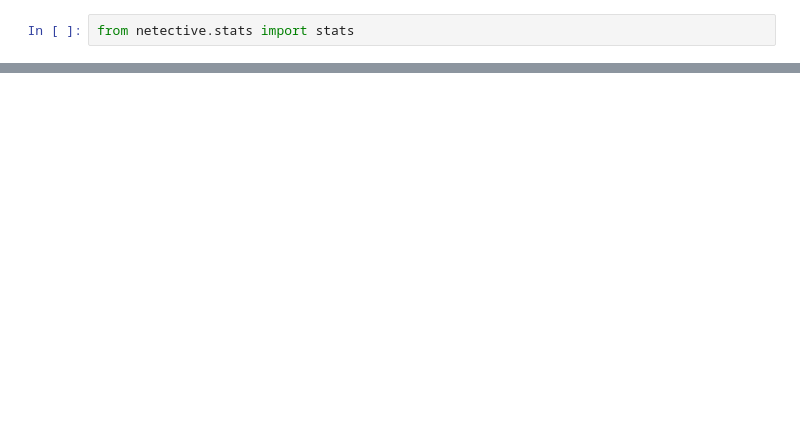
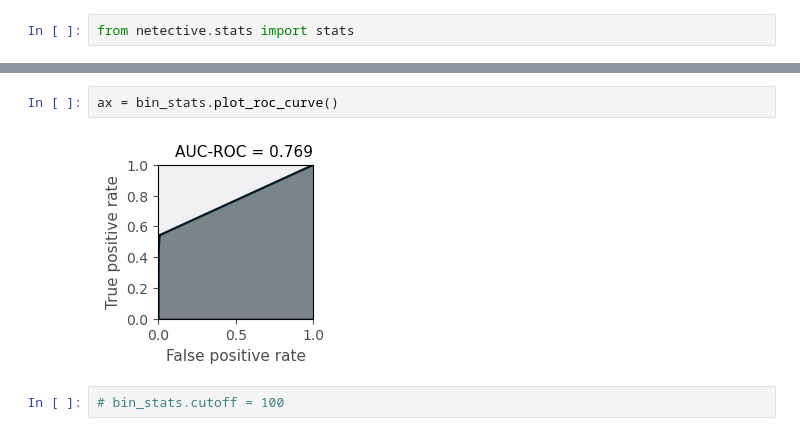
Before and after one commit to freyrelab/netective, a Jupyter notebook: src/netective/stats/foo.ipynb, the cells around one changed output, grey strips where cells are left out. Cells and saved outputs as stored; diff of their text form; blank space fills up the shorter version.

```diff
--- a/src/netective/stats/foo.ipynb
+++ b/src/netective/stats/foo.ipynb
@@ -48,0 +27,6 @@ ax = bin_stats.plot_precision_recall_curve()
+# %%
+ax = bin_stats.plot_roc_curve()
+# %% [output]
+[figure, added]
+# %%
+# bin_stats.cutoff = 100
```
Also changed, not shown: parts of 15 cells of this notebook, 2 other files.
